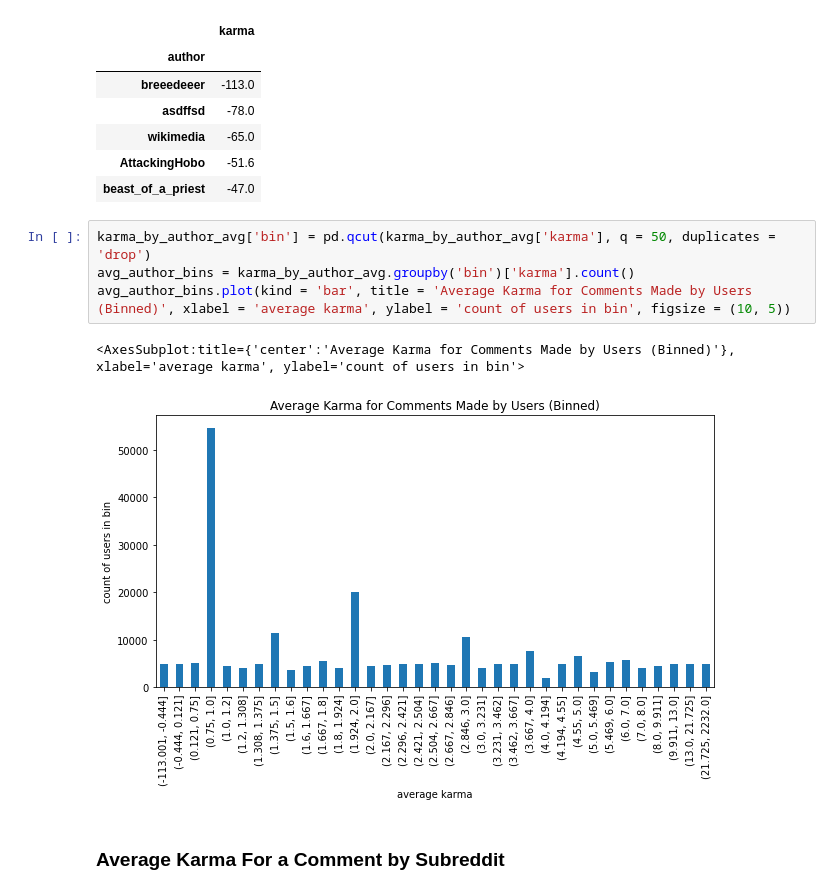
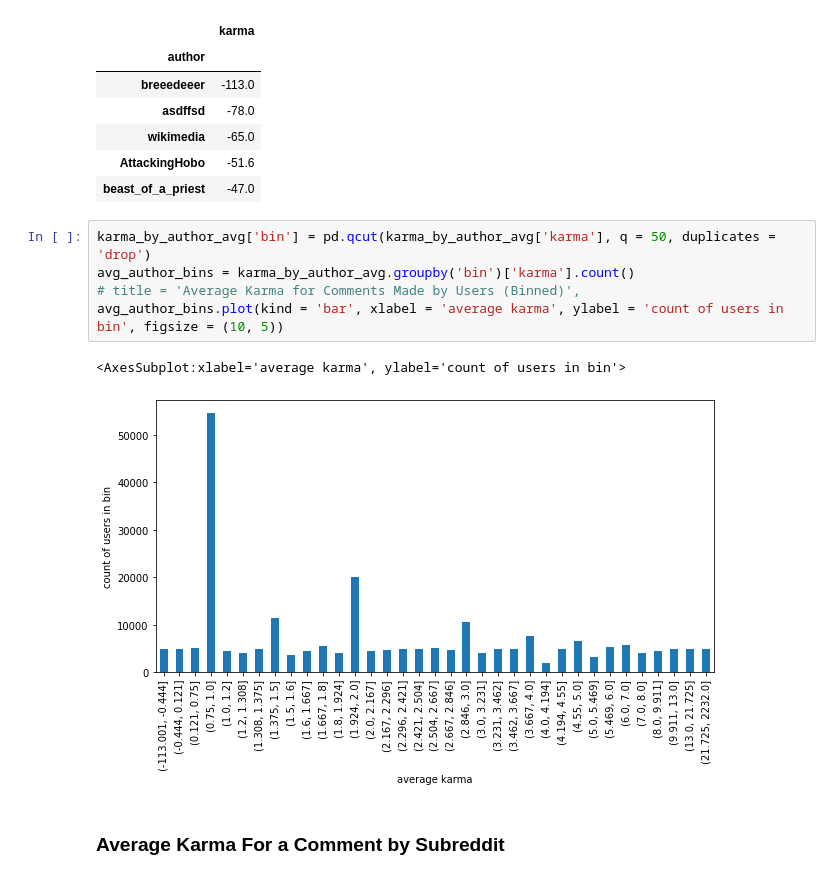
Before and after one commit to scottasut/dsc180b-project, a Jupyter notebook: notebooks/eda.ipynb, the cells around one changed output. Drawn from its saved outputs; the diff is of its cells as text.

```diff
--- a/notebooks/eda.ipynb
+++ b/notebooks/eda.ipynb
@@ -110,10 +113,11 @@ bottom_5_avg_author.set_index('author')
 # %%
 karma_by_author_avg['bin'] = pd.qcut(karma_by_author_avg['karma'], q = 50, duplicates = 'drop')
 avg_author_bins = karma_by_author_avg.groupby('bin')['karma'].count()
-avg_author_bins.plot(kind = 'bar', title = 'Average Karma for Comments Made by Users (Binned)', xlabel = 'average karma', ylabel = 'count of users in bin', figsize = (10, 5))
+# title = 'Average Karma for Comments Made by Users (Binned)',
+avg_author_bins.plot(kind = 'bar', xlabel = 'average karma', ylabel = 'count of users in bin', figsize = (10, 5))
 # %% [output]
-<AxesSubplot:title={'center':'Average Karma for Comments Made by Users (Binned)'}, xlabel='average karma', ylabel='count of users in bin'>
+<AxesSubplot:xlabel='average karma', ylabel='count of users in bin'>
-[figure, old version]
+[figure, new version]
 # %% [markdown]
 ### Average Karma For a Comment by Subreddit
 # %%
```
Also changed, not shown: parts of 17 cells of this notebook.
